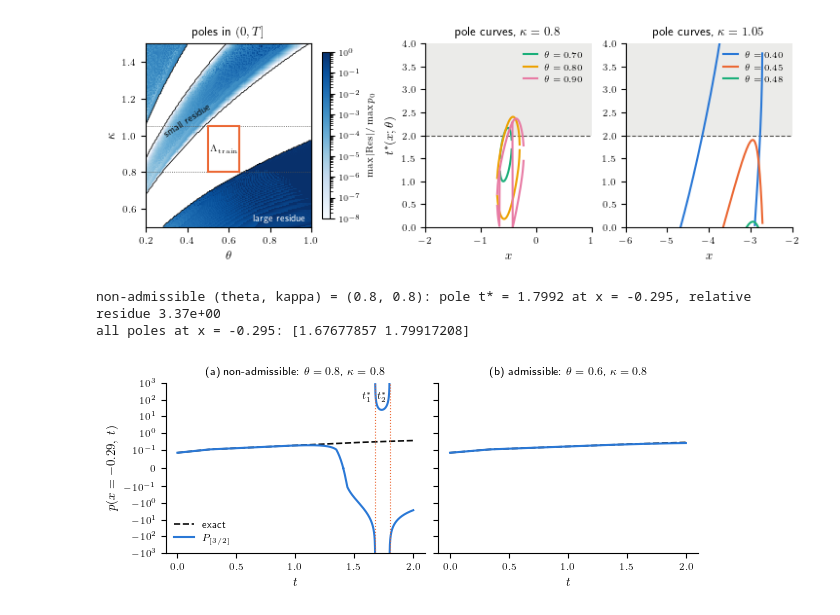
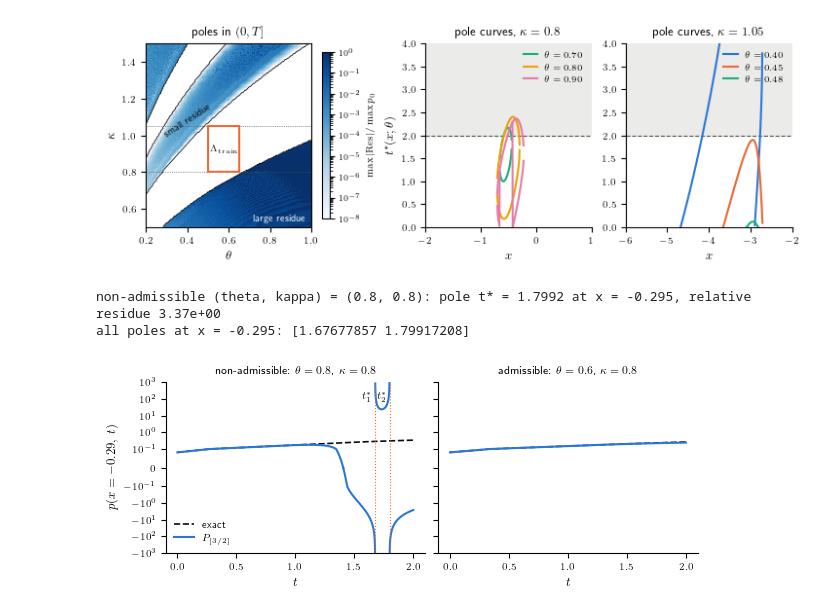
Before and after one commit to ck090/Pade-PINNs, a Jupyter notebook: poles_and_discontinuties.ipynb, the cells around one changed output. Saved outputs shown, nothing was run; the diff lists cells and outputs as text; code cells hidden in the pictures.

```diff
--- a/poles_and_discontinuties.ipynb
+++ b/poles_and_discontinuties.ipynb
@@ -263,32 +263,32 @@ k, ix = np.unravel_index(np.nanargmax(res), res.shape)
 x_star, t_star = x_grid[ix], r[k, ix]
 print(f"non-admissible (theta, kappa) = {BAD}: pole t* = {t_star:.4f} at x = {x_star:.3f}, relative residue {res[k, ix]:.2e}")
 
 tt = np.linspace(0, T, 4001)
 fig, axes = plt.subplots(1, 2, figsize=(6.0, 2.3), constrained_layout=True, sharey=True)
 for ax, (th, ka), tag, title in [(axes[0], BAD, 'a', 'non-admissible'), (axes[1], GOOD, 'b', 'admissible')]:
     P = pade32_eval(x_star, tt, th, ka)
     P = np.where(np.abs(np.diff(np.sign(P), prepend=np.sign(P[0]))) > 0, np.nan, P)  # break the line across each pole
     ax.plot(tt, fokker_planck_exact_1d(x_star, tt, th, ka), color=ink, lw=1.2, ls='--', label='exact')
     ax.plot(tt, P, color=colors[0], lw=1.5, label=r'$P_{[3/2]}$')
     if tag == 'a':
         poles_here = real_roots_in_horizon(np.array([x_star]), th, ka)[:, 0]
         for k_p, tp in enumerate(poles_here[np.isfinite(poles_here)]):
             ax.axvline(tp, color=colors[1], lw=0.8, ls=':')
             ax.text(tp - 0.03, 0.95, rf'$t^*_{k_p + 1}$', color=ink, fontsize=7, ha='right', va='top', transform=ax.get_xaxis_transform())
         print(f"all poles at x = {x_star:.3f}: {poles_here}")
     ax.set_yscale('symlog', linthresh=0.1)
     ax.set_ylim(-1e3, 1e3)
     ax.set_xlabel(r'$t$')
-    ax.set_title(rf'({tag}) {title}: $\theta={th}$, $\kappa={ka}$', fontsize=8)
+    ax.set_title(rf'{title}: $\theta={th}$, $\kappa={ka}$', fontsize=8)
     ax.tick_params(labelsize=7)
     for s in ('top', 'right'):
         ax.spines[s].set_visible(False)
 axes[0].set_ylabel(rf'$p(x={x_star:.2f},\,t)$')
 axes[0].legend(fontsize=7, frameon=False, loc='lower left')
 plt.savefig('./figs/poles/fokkerplanck_pade_pole_slice.pdf', dpi=800, bbox_inches='tight')
 plt.savefig('./figs/poles/fokkerplanck_pade_pole_slice.png', dpi=300, bbox_inches='tight')
 plt.show()
 # %% [output]
 non-admissible (theta, kappa) = (0.8, 0.8): pole t* = 1.7992 at x = -0.295, relative residue 3.37e+00
 all poles at x = -0.295: [1.67677857 1.79917208]
-[figure, old version]
+[figure, new version]
```
Also changed, not shown: 4 other files.
